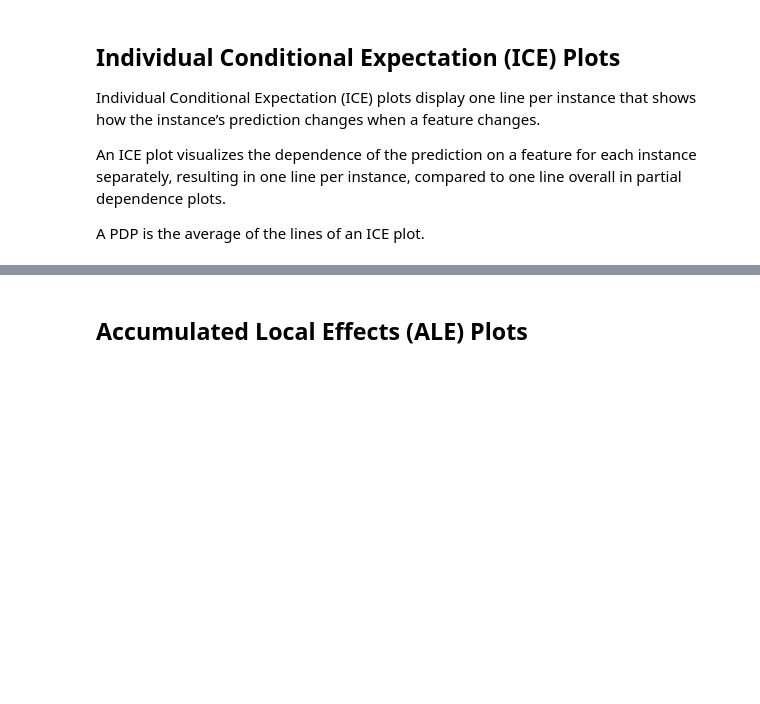
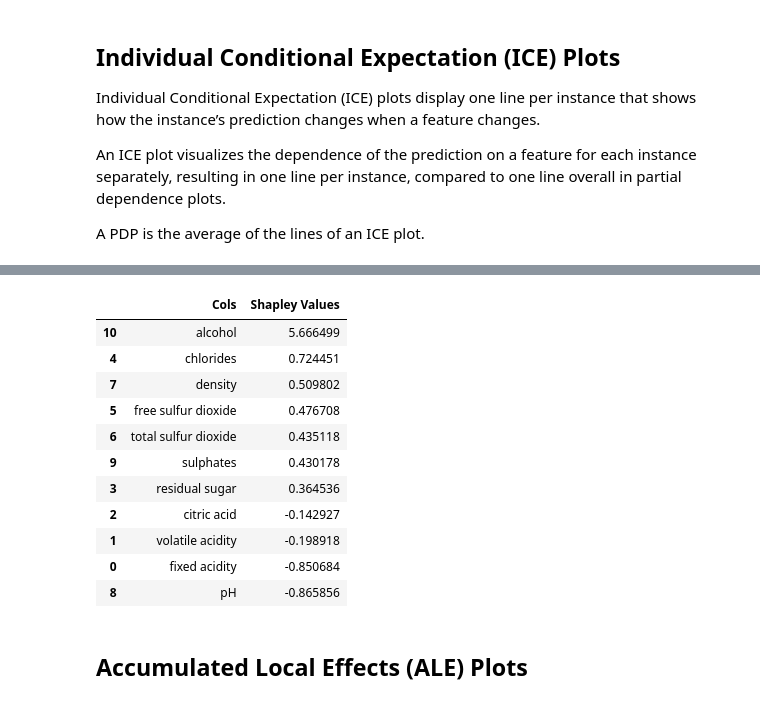
Before and after one commit to adimyth/datascience_stuff, a Jupyter notebook: model_interpretation/Model Interpretability.ipynb, the cells around one changed output, grey strips where cells are left out. Saved outputs shown, nothing was run; the diff lists cells and outputs as text; code cells hidden in the pictures; blank space fills up the shorter version.

Commit message:
adds working example for shapley values using xgboost as well as shap library

```diff
--- a/model_interpretation/Model Interpretability.ipynb
+++ b/model_interpretation/Model Interpretability.ipynb
@@ -263,0 +353,3 @@ plot_pdp(xgb, X_train, 'alcohol', cluster_flag=True, nb_clusters=24, lines_flag=
+# %%
+explainer = shap.TreeExplainer(xgb)
+shap_values = explainer.shap_values(X_test)
@@ -264,3 +402,20 @@ plot_pdp(xgb, X_train, 'alcohol', cluster_flag=True, nb_clusters=24, lines_flag=
+# %%
+temp = pd.DataFrame.from_dict({"Cols": X_test.columns, "Shapley Values": shap_values[1,:]})
+temp = temp.sort_values(by='Shapley Values', ascending=False)
+temp
+# %% [output]
+|  | Cols | Shapley Values |
+| 10 | alcohol | 5.666499 |
+| 4 | chlorides | 0.724451 |
+| 7 | density | 0.509802 |
+| 5 | free sulfur dioxide | 0.476708 |
+| 6 | total sulfur dioxide | 0.435118 |
+| 9 | sulphates | 0.430178 |
+| 3 | residual sugar | 0.364536 |
+| 2 | citric acid | -0.142927 |
+| 1 | volatile acidity | -0.198918 |
+| 0 | fixed acidity | -0.850684 |
+| 8 | pH | -0.865856 |
 # %% [markdown]
 ## Accumulated Local Effects (ALE) Plots
 # %% [markdown]
```
Also changed, not shown: parts of 40 cells of this notebook, 1 other file.
